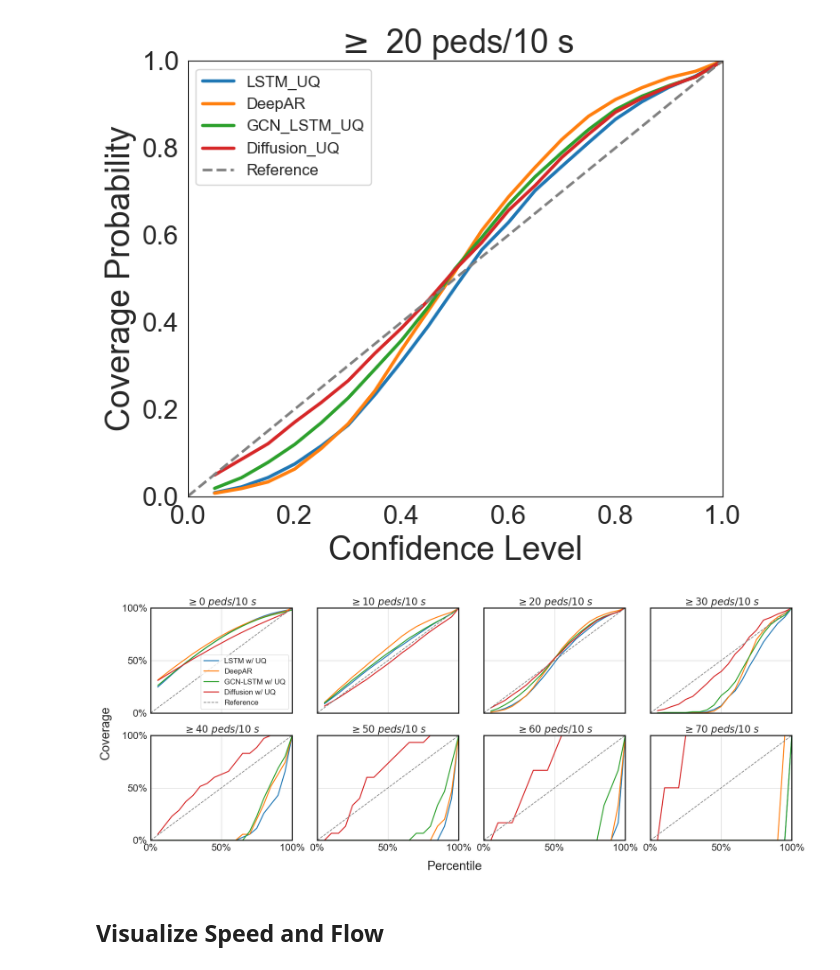
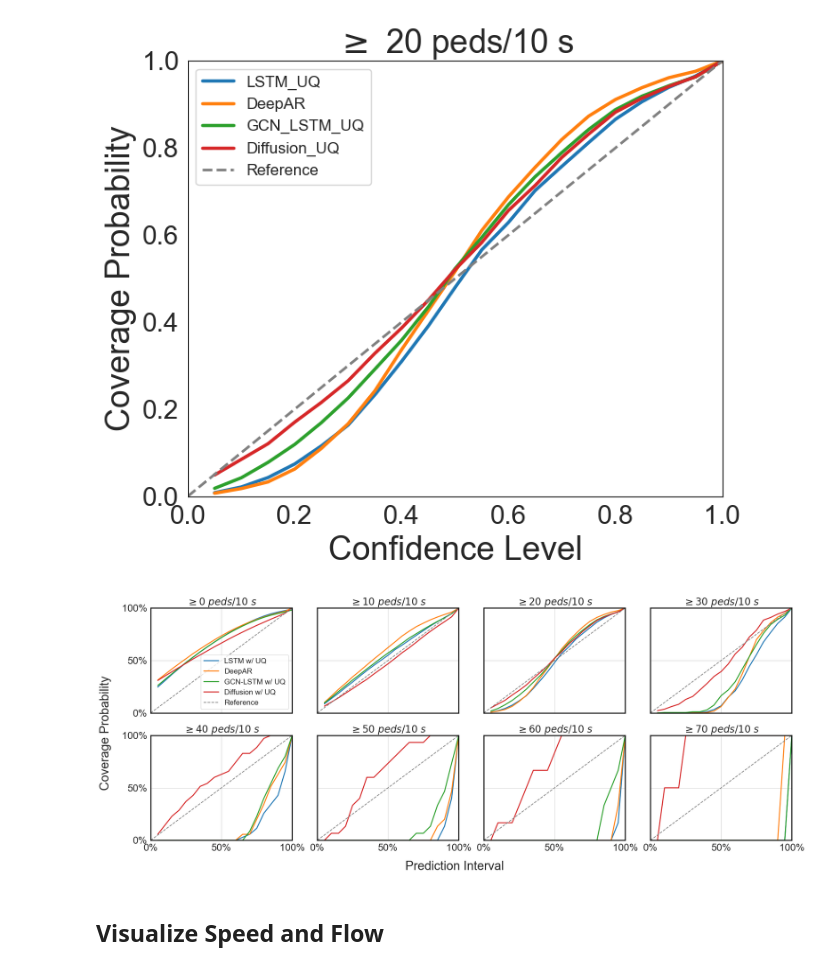
Before and after one commit to WaimenMak/Crowd-Flow-Inference, a Jupyter notebook: Offline_Exp.ipynb, the cells around one changed output. Saved outputs shown, nothing was run; the diff lists cells and outputs as text; code cells hidden in the pictures.

```diff
--- a/Offline_Exp.ipynb
+++ b/Offline_Exp.ipynb
@@ -931,7 +940,8 @@ for i, th in enumerate(thresholds):
     ax = axes[i]
     # Plot lines for each model using seaborn
     for j, model in enumerate(model_list):
-        plot_color = 'red' if model_names[j] == "Diffusion_UQ" else None
+        # plot_color = 'red' if model_names[j] == "Diffusion_UQ" else None
+        plot_color = None
         sns.lineplot(x=alpha_list, y=coverage_prob_threshold[th][model], label=f'{model_names[j]}', ax=ax, linewidth=2, color=plot_color)
 
     # plot reference line
@@ -968,36 +978,36 @@ for i, th in enumerate(thresholds):
 
     # Add axis labels only to outer plots
     # if i % ncols == 0: # Leftmost column
     #     ax.set_ylabel('Coverage Probability', fontsize=25)
     # if i >= n_thresholds - ncols: # Bottom row
     #     ax.set_xlabel('Confidence Level', fontsize=25)
 
-fig.supxlabel('Percentile', fontsize=25)
-fig.supylabel('Coverage', fontsize=25, x=0)
+fig.supxlabel('Prediction Interval', fontsize=25)
+fig.supylabel('Coverage Probability', fontsize=25, x=0)
 
 # Remove empty subplots if any
 for j in range(i + 1, len(axes)):
     fig.delaxes(axes[j])
 
 # Add a single legend below the figure - REMOVED this section
 # if handles and labels:
 #     # Filter out duplicate 'Reference' labels if seaborn adds multiple
 #     unique_labels = {}
 #     unique_handles = []
 #     for handle, label in zip(handles, labels):
 #         if label not in unique_labels:
 #             unique_labels[label] = handle
 #             unique_handles.append(handle)
 #     fig.legend(unique_handles, unique_labels.keys(), loc='lower center', bbox_to_anchor=(0.5, -0.05), ncol=len(unique_labels), fontsize=12, frameon=True)
 
 
 # Adjust layout to prevent overlap
 plt.tight_layout() # Removed rect argument as space below is no longer needed for legend
 # save the figure as a pdf
 # plt.savefig(f'./fig/calibration_curve_{dataset_name}_chunk{chunk_size}_lags{lags}_hor{pred_horizon}.pdf', bbox_inches='tight')
 plt.show()
 # %% [output]
-[figure, old version]
+[figure, new version]
 # %%
 # LSTM
 from baselines.LSTM import SimpleLSTM
```
Also changed, not shown: parts of 2 cells of this notebook, 1 other file.
